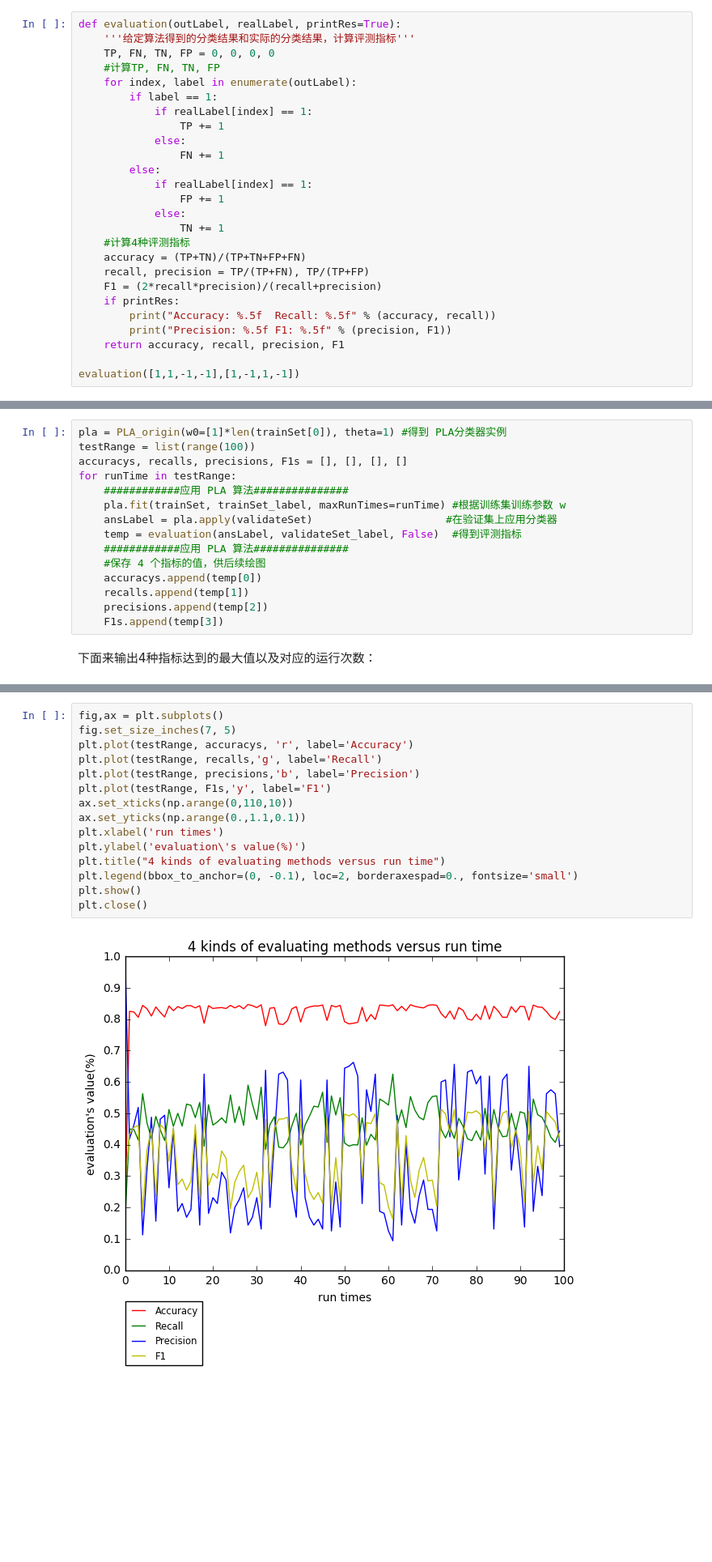
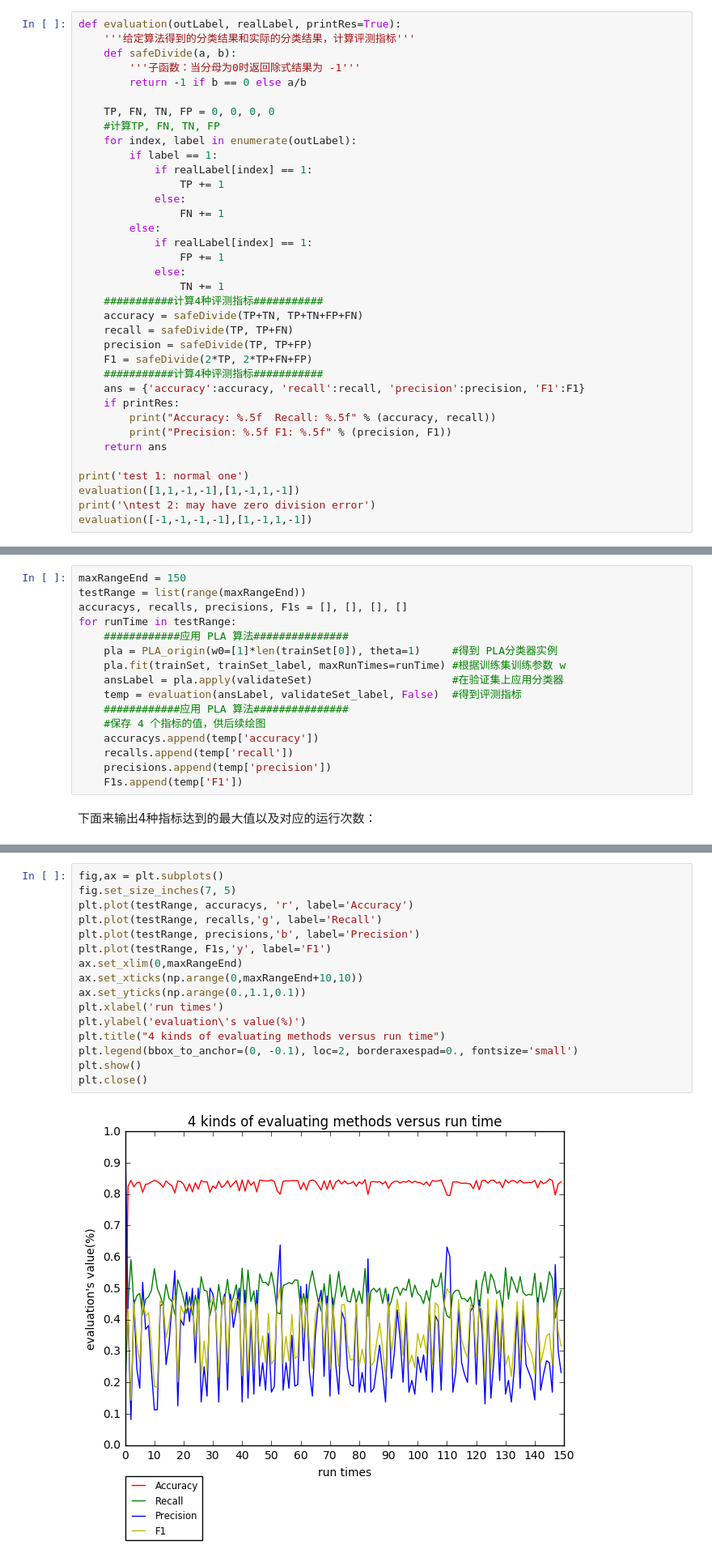
Before and after one commit to linzch3/Open-Course-Learning, a Jupyter notebook: A04.Artificial Intelligence - SYSU - RYH/Lab 3 - [PLA]/Lab 3 - PLA.ipynb, the cells around one changed output, grey strips where cells are left out. Shown at 81% size. Drawn from its saved outputs; the diff is of its cells as text; blank space fills up the shorter version.

```diff
--- a/A04.Artificial Intelligence - SYSU - RYH/Lab 3 - [PLA]/Lab 3 - PLA.ipynb
+++ b/A04.Artificial Intelligence - SYSU - RYH/Lab 3 - [PLA]/Lab 3 - PLA.ipynb
@@ -81,6 +81,10 @@ F1值为： $$\frac{2*Precision*Recall}{Precision+Recall} $$
 # %%
 def evaluation(outLabel, realLabel, printRes=True):
     '''给定算法得到的分类结果和实际的分类结果，计算评测指标'''
+    def safeDivide(a, b):
+        '''子函数：当分母为0时返回除式结果为 -1'''
+        return -1 if b == 0 else a/b
+
     TP, FN, TN, FP = 0, 0, 0, 0
     #计算TP, FN, TN, FP
     for index, label in enumerate(outLabel):
@@ -94,14 +98,20 @@ def evaluation(outLabel, realLabel, printRes=True):
                 FP += 1
             else:
                 TN += 1
-    #计算4种评测指标
-    accuracy = (TP+TN)/(TP+TN+FP+FN)
-    recall, precision = TP/(TP+FN), TP/(TP+FP)
-    F1 = (2*recall*precision)/(recall+precision)
+    ###########计算4种评测指标###########
+    accuracy = safeDivide(TP+TN, TP+TN+FP+FN)
+    recall = safeDivide(TP, TP+FN)
+    precision = safeDivide(TP, TP+FP)
+    F1 = safeDivide(2*TP, 2*TP+FN+FP)
+    ###########计算4种评测指标###########
+    ans = {'accuracy':accuracy, 'recall':recall, 'precision':precision, 'F1':F1}
     if printRes:
         print("Accuracy: %.5f  Recall: %.5f" % (accuracy, recall))
         print("Precision: %.5f F1: %.5f" % (precision, F1))
-    return accuracy, recall, precision, F1
+    return ans
 
+print('test 1: normal one')
 evaluation([1,1,-1,-1],[1,-1,1,-1])
+print('\ntest 2: may have zero division error')
+evaluation([-1,-1,-1,-1],[1,-1,1,-1])
 # %% [output]
@@ -211,18 +273,19 @@ step 4:
 # %%
-pla = PLA_origin(w0=[1]*len(trainSet[0]), theta=1) #得到 PLA分类器实例
-testRange = list(range(100))
+maxRangeEnd = 150
+testRange = list(range(maxRangeEnd))
 accuracys, recalls, precisions, F1s = [], [], [], []
 for runTime in testRange:
     ############应用 PLA 算法###############
+    pla = PLA_origin(w0=[1]*len(trainSet[0]), theta=1)     #得到 PLA分类器实例
     pla.fit(trainSet, trainSet_label, maxRunTimes=runTime) #根据训练集训练参数 w
-    ansLabel = pla.apply(validateSet)                     #在验证集上应用分类器
+    ansLabel = pla.apply(validateSet)                      #在验证集上应用分类器
     temp = evaluation(ansLabel, validateSet_label, False)  #得到评测指标
     ############应用 PLA 算法###############
     #保存 4 个指标的值，供后续绘图
-    accuracys.append(temp[0])
-    recalls.append(temp[1])
-    precisions.append(temp[2])
-    F1s.append(temp[3])
+    accuracys.append(temp['accuracy'])
+    recalls.append(temp['recall'])
+    precisions.append(temp['precision'])
+    F1s.append(temp['F1'])
 # %% [markdown]
 下面来输出4种指标达到的最大值以及对应的运行次数：
 # %%
@@ -243,20 +308,21 @@ max F1 is 0.51337 when run time is 72
 # %%
 fig,ax = plt.subplots()
 fig.set_size_inches(7, 5)
 plt.plot(testRange, accuracys, 'r', label='Accuracy')
 plt.plot(testRange, recalls,'g', label='Recall')
 plt.plot(testRange, precisions,'b', label='Precision')
 plt.plot(testRange, F1s,'y', label='F1')
-ax.set_xticks(np.arange(0,110,10))
+ax.set_xlim(0,maxRangeEnd)
+ax.set_xticks(np.arange(0,maxRangeEnd+10,10))
 ax.set_yticks(np.arange(0.,1.1,0.1))
 plt.xlabel('run times')
 plt.ylabel('evaluation\'s value(%)')
 plt.title("4 kinds of evaluating methods versus run time")
 plt.legend(bbox_to_anchor=(0, -0.1), loc=2, borderaxespad=0., fontsize='small')
 plt.show()
 plt.close()
 # %% [output]
-[figure, old version]
+[figure, new version]
 # %% [markdown]
 ## 应用算法到测试集上
 
```
Also changed, not shown: parts of 25 cells of this notebook, 4 other files.
